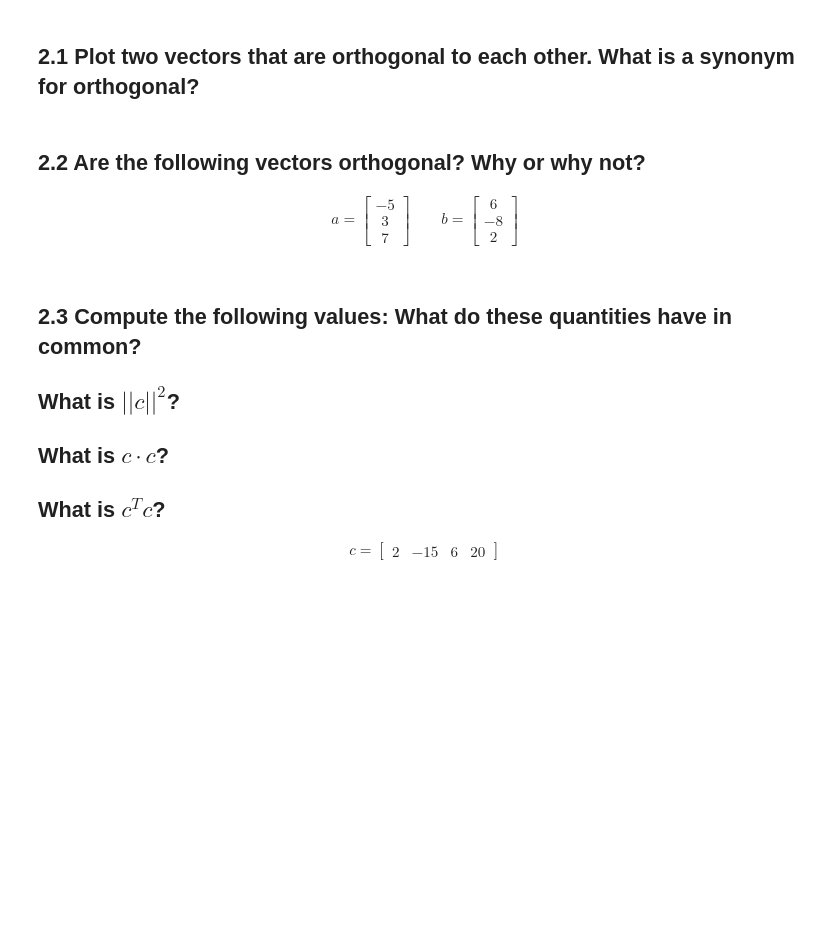
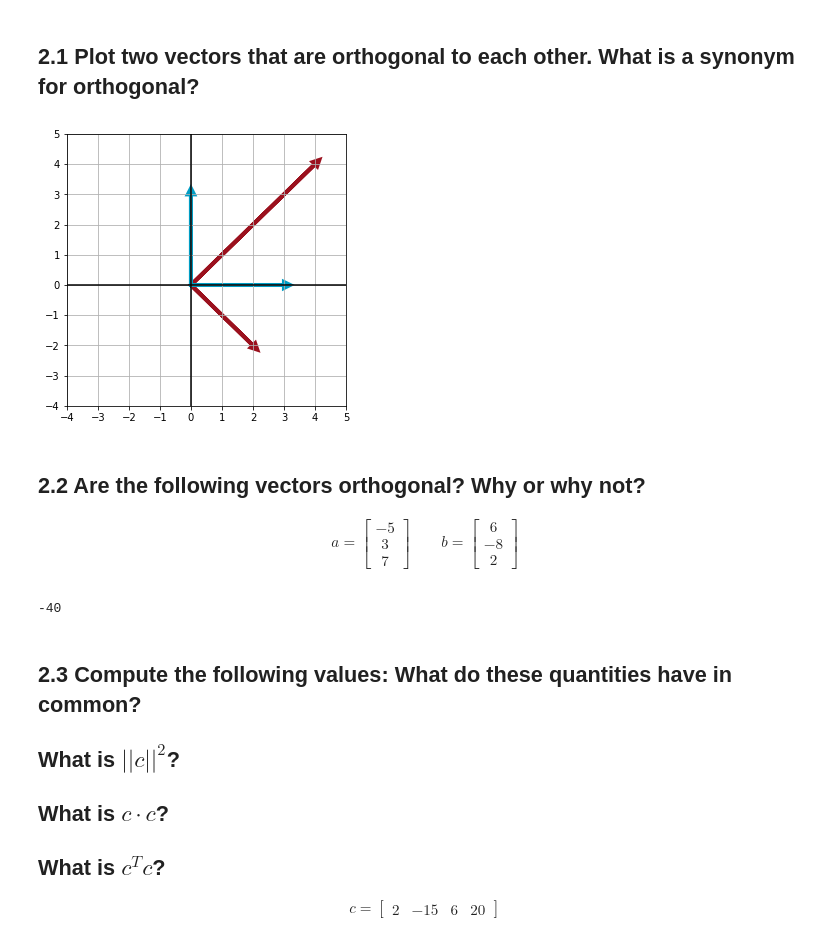
Before and after one commit to ChristianJJohnson/DS-Unit-1-Sprint-3-Linear-Algebra, a Jupyter notebook: module2-intermediate-linear-algebra/LS_DS_132_Intermediate_Linear_Algebra_Assignment.ipynb, the cells around one changed output. Saved outputs shown, nothing was run; the diff lists cells and outputs as text; code cells hidden in the pictures; blank space fills up the shorter version.

```diff
--- a/module2-intermediate-linear-algebra/LS_DS_132_Intermediate_Linear_Algebra_Assignment.ipynb
+++ b/module2-intermediate-linear-algebra/LS_DS_132_Intermediate_Linear_Algebra_Assignment.ipynb
@@ -62,6 +114,30 @@ sales_covariance.covar()
 # Orthogonality
 # %% [markdown]
 ## 2.1 Plot two vectors that are orthogonal to each other. What is a synonym for orthogonal?
+# %%
+vec1 = np.array([4,4])
+vec2 = np.array([2,-2])
+vec3 = np.array([3,0])
+vec4 = np.array([0,3])
+
+fig, ax = plt.subplots(figsize=(5,5))
+ax.grid()
+plt.xlim(-4,5)
+plt.ylim(-4,5)
+
+for vectColor, vect in [('#9B111E', vec1), ('#9B111E', vec2),('#009DC4', vec3),('#009DC4', vec4)]:
+    plt.arrow(0,0,
+              vect[0],
+              vect[1],
+              head_width=.2,
+              head_length=.2,
+              linewidth=4,
+              color=vectColor)
+ax.axhline(y=0, color='k')
+ax.axvline(x=0, color='k')
+plt.show;
+# %% [output]
+[figure, added]
 # %% [markdown]
 ## 2.2 Are the following vectors orthogonal? Why or why not?
 
@@ -70,6 +146,11 @@ a = \begin{bmatrix} -5 \\ 3 \\ 7 \end{bmatrix}
 \qquad
 b = \begin{bmatrix} 6 \\ -8 \\ 2 \end{bmatrix}
 \end{align}
+# %%
+# No they are not orthogonal vectors, product is 0.
+np.dot([-5,3,7],[6,-8,2])
+# %% [output]
+-40
 # %% [markdown]
 ## 2.3 Compute the following values: What do these quantities have in common?
 
```
Also changed, not shown: parts of 13 cells of this notebook.
